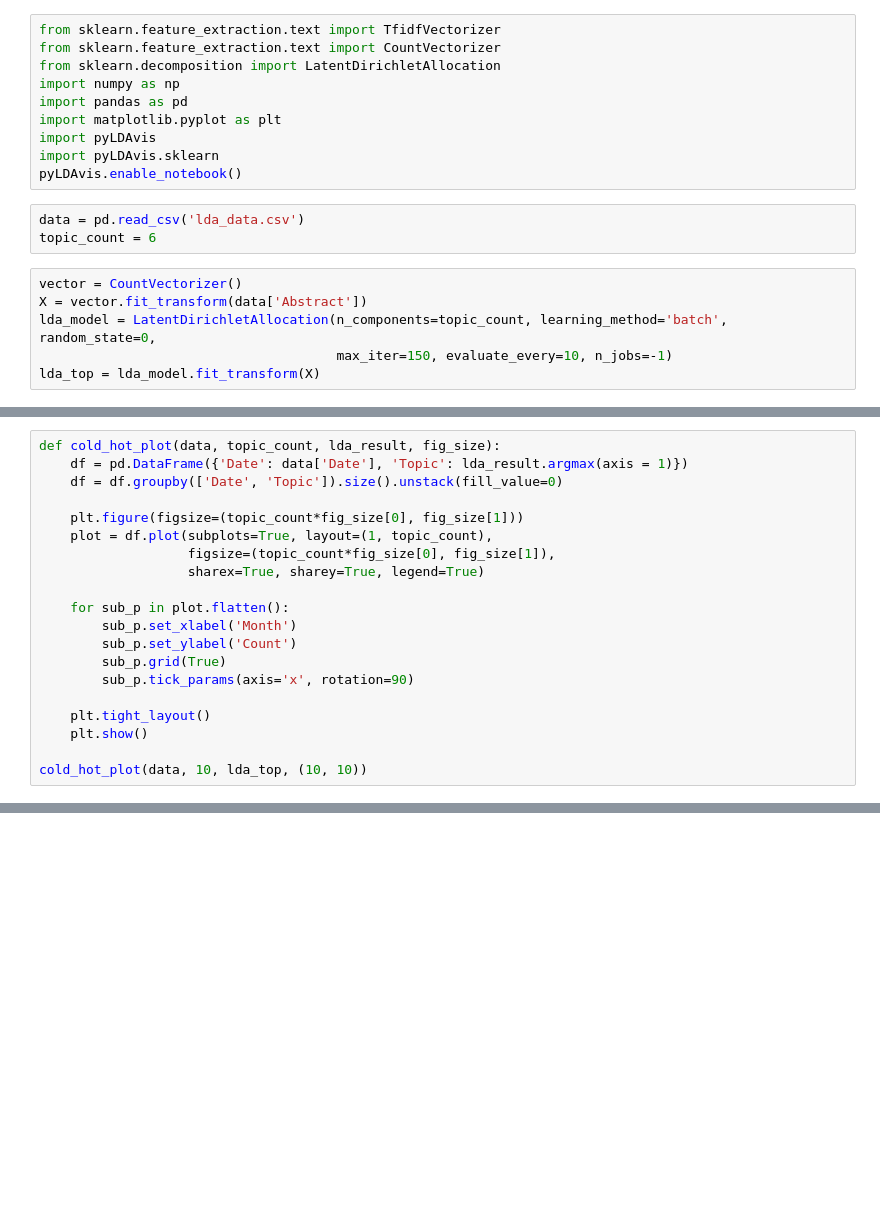
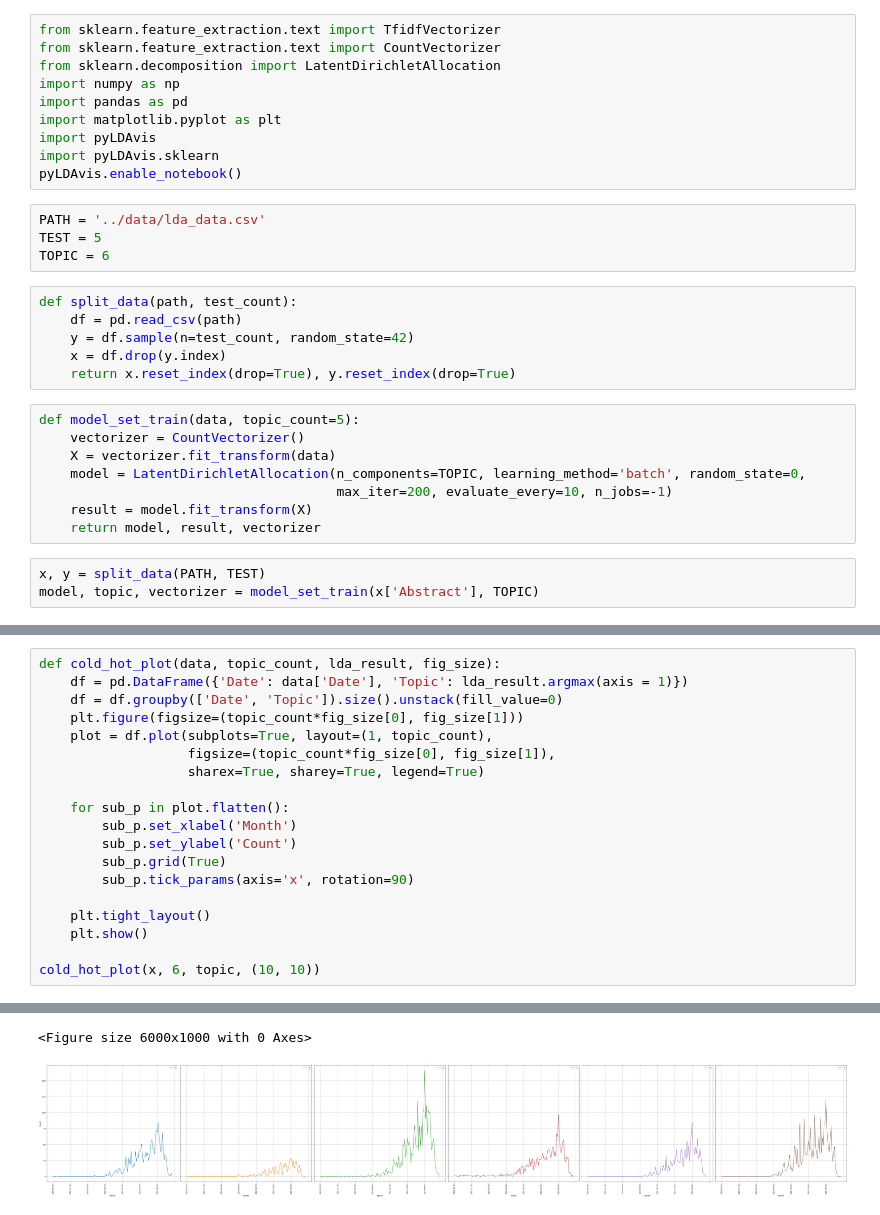
Before and after one commit to topaz11100/25_1_TM, a Jupyter notebook: 과제/code/lda.ipynb, the cells around one changed output, grey strips where cells are left out. Cells and saved outputs as stored; diff of their text form; blank space fills up the shorter version.

```diff
--- a/과제/code/lda.ipynb
+++ b/과제/code/lda.ipynb
@@ -9,13 +9,25 @@ import pyLDAvis
 import pyLDAvis.sklearn
 pyLDAvis.enable_notebook()
 # %%
-data = pd.read_csv('lda_data.csv')
-topic_count = 6
+PATH = '../data/lda_data.csv'
+TEST = 5
+TOPIC = 6
+# %%
+def split_data(path, test_count):
+    df = pd.read_csv(path)
+    y = df.sample(n=test_count, random_state=42)
+    x = df.drop(y.index)
+    return x.reset_index(drop=True), y.reset_index(drop=True)
 # %%
-vector = CountVectorizer()
-X = vector.fit_transform(data['Abstract'])
-lda_model = LatentDirichletAllocation(n_components=topic_count, learning_method='batch', random_state=0,
-                                      max_iter=150, evaluate_every=10, n_jobs=-1)
-lda_top = lda_model.fit_transform(X)
+def model_set_train(data, topic_count=5):
+    vectorizer = CountVectorizer()
+    X = vectorizer.fit_transform(data)
+    model = LatentDirichletAllocation(n_components=TOPIC, learning_method='batch', random_state=0,
+                                      max_iter=200, evaluate_every=10, n_jobs=-1)
+    result = model.fit_transform(X)
+    return model, result, vectorizer
+# %%
+x, y = split_data(PATH, TEST)
+model, topic, vectorizer = model_set_train(x['Abstract'], TOPIC)
 # %%
 # 단어 집합. 1,000개의 단어가 저장됨.
@@ -30,7 +49,6 @@ get_topics(lda_model.components_, terms)
 def cold_hot_plot(data, topic_count, lda_result, fig_size):
     df = pd.DataFrame({'Date': data['Date'], 'Topic': lda_result.argmax(axis = 1)})
     df = df.groupby(['Date', 'Topic']).size().unstack(fill_value=0)
-
     plt.figure(figsize=(topic_count*fig_size[0], fig_size[1]))
     plot = df.plot(subplots=True, layout=(1, topic_count),
                    figsize=(topic_count*fig_size[0], fig_size[1]),
@@ -45,4 +63,5 @@ def cold_hot_plot(data, topic_count, lda_result, fig_size):
     plt.tight_layout()
     plt.show()
 
-cold_hot_plot(data, 10, lda_top, (10, 10))
+cold_hot_plot(x, 6, topic, (10, 10))
+# %% [output]
@@ -48,0 +83,2 @@ cold_hot_plot(data, 10, lda_top, (10, 10))
+<Figure size 6000x1000 with 0 Axes>
+[figure, added]
```
Also changed, not shown: parts of 3 cells of this notebook, 31 other files.
